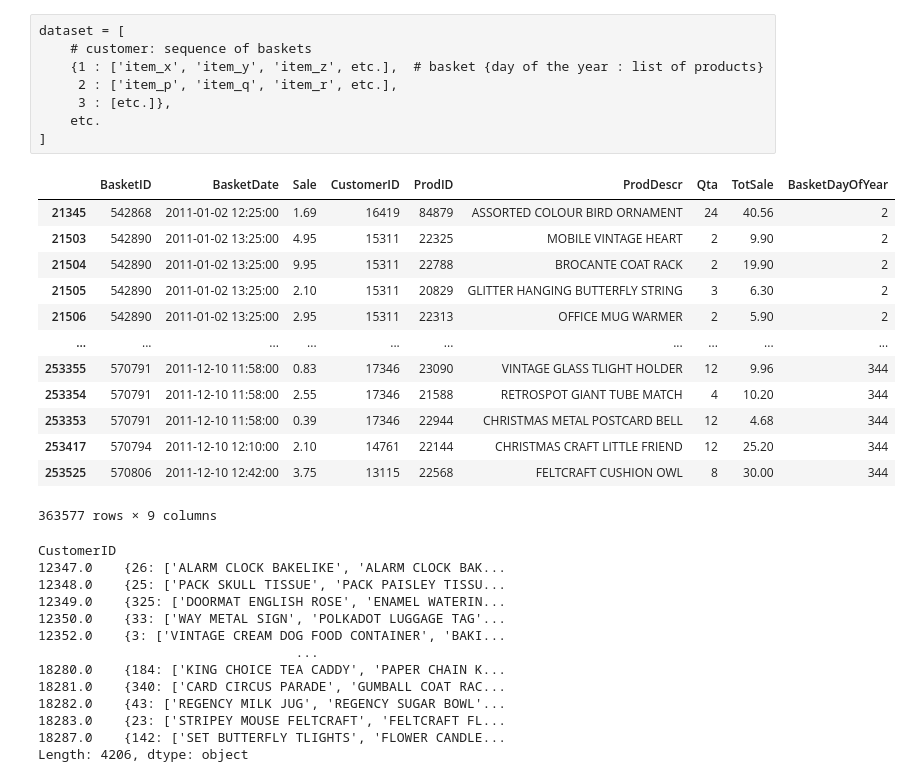
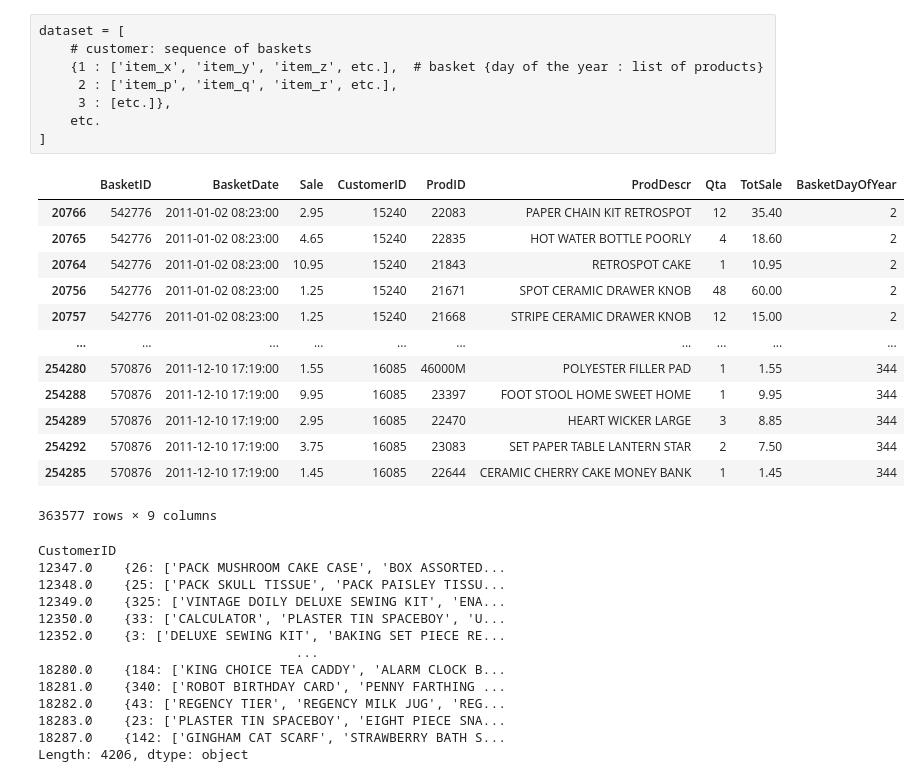
Before and after one commit to dmeoli/OnlineRetail, a Jupyter notebook: DM_Group18_TASK4/sequential_pattern_mining.ipynb, the cells around one changed output. Cells and saved outputs as stored; diff of their text form; code cells hidden in the pictures.

```diff
--- a/DM_Group18_TASK4/sequential_pattern_mining.ipynb
+++ b/DM_Group18_TASK4/sequential_pattern_mining.ipynb
@@ -440,37 +467,37 @@ dataset = [
     etc.
 ]
 # %%
+df.sort_values('BasketDate', inplace=True)
 df['BasketDayOfYear'] = df['BasketDate'].dt.dayofyear
-df.sort_values('BasketDayOfYear', inplace=True)
 df
 # %% [output]
 |  | BasketID | BasketDate | Sale | CustomerID | ProdID | ProdDescr | Qta | TotSale | BasketDayOfYear |
-| 21345 | 542868 | 2011-01-02 12:25:00 | 1.69 | 16419 | 84879 | ASSORTED COLOUR BIRD ORNAMENT | 24 | 40.56 | 2 |
-| 21503 | 542890 | 2011-01-02 13:25:00 | 4.95 | 15311 | 22325 | MOBILE VINTAGE HEART | 2 | 9.90 | 2 |
-| 21504 | 542890 | 2011-01-02 13:25:00 | 9.95 | 15311 | 22788 | BROCANTE COAT RACK | 2 | 19.90 | 2 |
-| 21505 | 542890 | 2011-01-02 13:25:00 | 2.10 | 15311 | 20829 | GLITTER HANGING BUTTERFLY STRING | 3 | 6.30 | 2 |
-| 21506 | 542890 | 2011-01-02 13:25:00 | 2.95 | 15311 | 22313 | OFFICE MUG WARMER | 2 | 5.90 | 2 |
+| 20766 | 542776 | 2011-01-02 08:23:00 | 2.95 | 15240 | 22083 | PAPER CHAIN KIT RETROSPOT | 12 | 35.40 | 2 |
+| 20765 | 542776 | 2011-01-02 08:23:00 | 4.65 | 15240 | 22835 | HOT WATER BOTTLE POORLY | 4 | 18.60 | 2 |
+| 20764 | 542776 | 2011-01-02 08:23:00 | 10.95 | 15240 | 21843 | RETROSPOT CAKE | 1 | 10.95 | 2 |
+| 20756 | 542776 | 2011-01-02 08:23:00 | 1.25 | 15240 | 21671 | SPOT CERAMIC DRAWER KNOB | 48 | 60.00 | 2 |
+| 20757 | 542776 | 2011-01-02 08:23:00 | 1.25 | 15240 | 21668 | STRIPE CERAMIC DRAWER KNOB | 12 | 15.00 | 2 |
 | ... | ... | ... | ... | ... | ... | ... | ... | ... | ... |
-| 253355 | 570791 | 2011-12-10 11:58:00 | 0.83 | 17346 | 23090 | VINTAGE GLASS TLIGHT HOLDER | 12 | 9.96 | 344 |
-| 253354 | 570791 | 2011-12-10 11:58:00 | 2.55 | 17346 | 21588 | RETROSPOT GIANT TUBE MATCH | 4 | 10.20 | 344 |
-| 253353 | 570791 | 2011-12-10 11:58:00 | 0.39 | 17346 | 22944 | CHRISTMAS METAL POSTCARD BELL | 12 | 4.68 | 344 |
-| 253417 | 570794 | 2011-12-10 12:10:00 | 2.10 | 14761 | 22144 | CHRISTMAS CRAFT LITTLE FRIEND | 12 | 25.20 | 344 |
-| 253525 | 570806 | 2011-12-10 12:42:00 | 3.75 | 13115 | 22568 | FELTCRAFT CUSHION OWL | 8 | 30.00 | 344 |
+| 254280 | 570876 | 2011-12-10 17:19:00 | 1.55 | 16085 | 46000M | POLYESTER FILLER PAD | 1 | 1.55 | 344 |
+| 254288 | 570876 | 2011-12-10 17:19:00 | 9.95 | 16085 | 23397 | FOOT STOOL HOME SWEET HOME | 1 | 9.95 | 344 |
+| 254289 | 570876 | 2011-12-10 17:19:00 | 2.95 | 16085 | 22470 | HEART WICKER LARGE | 3 | 8.85 | 344 |
+| 254292 | 570876 | 2011-12-10 17:19:00 | 3.75 | 16085 | 23083 | SET PAPER TABLE LANTERN STAR | 2 | 7.50 | 344 |
+| 254285 | 570876 | 2011-12-10 17:19:00 | 1.45 | 16085 | 22644 | CERAMIC CHERRY CAKE MONEY BANK | 1 | 1.45 | 344 |
 363577 rows × 9 columns
 # %%
-baskets_sequence = df.groupby('CustomerID').apply(lambda customer: customer.groupby('BasketDayOfYear')['ProdDescr'].apply(list).to_dict())
-baskets_sequence
+baskets_sequences = df.groupby('CustomerID').apply(lambda customer: customer.groupby('BasketDayOfYear')['ProdDescr'].apply(list).to_dict())
+baskets_sequences
 # %% [output]
 CustomerID
-12347.0    {26: ['ALARM CLOCK BAKELIKE', 'ALARM CLOCK BAK...
+12347.0    {26: ['PACK MUSHROOM CAKE CASE', 'BOX ASSORTED...
 12348.0    {25: ['PACK SKULL TISSUE', 'PACK PAISLEY TISSU...
-12349.0    {325: ['DOORMAT ENGLISH ROSE', 'ENAMEL WATERIN...
-12350.0    {33: ['WAY METAL SIGN', 'POLKADOT LUGGAGE TAG'...
-12352.0    {3: ['VINTAGE CREAM DOG FOOD CONTAINER', 'BAKI...
+12349.0    {325: ['VINTAGE DOILY DELUXE SEWING KIT', 'ENA...
+12350.0    {33: ['CALCULATOR', 'PLASTER TIN SPACEBOY', 'U...
+12352.0    {3: ['DELUXE SEWING KIT', 'BAKING SET PIECE RE...
                                  ...
-18280.0    {184: ['KING CHOICE TEA CADDY', 'PAPER CHAIN K...
-18281.0    {340: ['CARD CIRCUS PARADE', 'GUMBALL COAT RAC...
-18282.0    {43: ['REGENCY MILK JUG', 'REGENCY SUGAR BOWL'...
-18283.0    {23: ['STRIPEY MOUSE FELTCRAFT', 'FELTCRAFT FL...
-18287.0    {142: ['SET BUTTERFLY TLIGHTS', 'FLOWER CANDLE...
+18280.0    {184: ['KING CHOICE TEA CADDY', 'ALARM CLOCK B...
+18281.0    {340: ['ROBOT BIRTHDAY CARD', 'PENNY FARTHING ...
+18282.0    {43: ['REGENCY TIER', 'REGENCY MILK JUG', 'REG...
+18283.0    {23: ['PLASTER TIN SPACEBOY', 'EIGHT PIECE SNA...
+18287.0    {142: ['GINGHAM CAT SCARF', 'STRAWBERRY BATH S...
 Length: 4206, dtype: object
```
Also changed, not shown: parts of 9 cells of this notebook, 1 other file.
